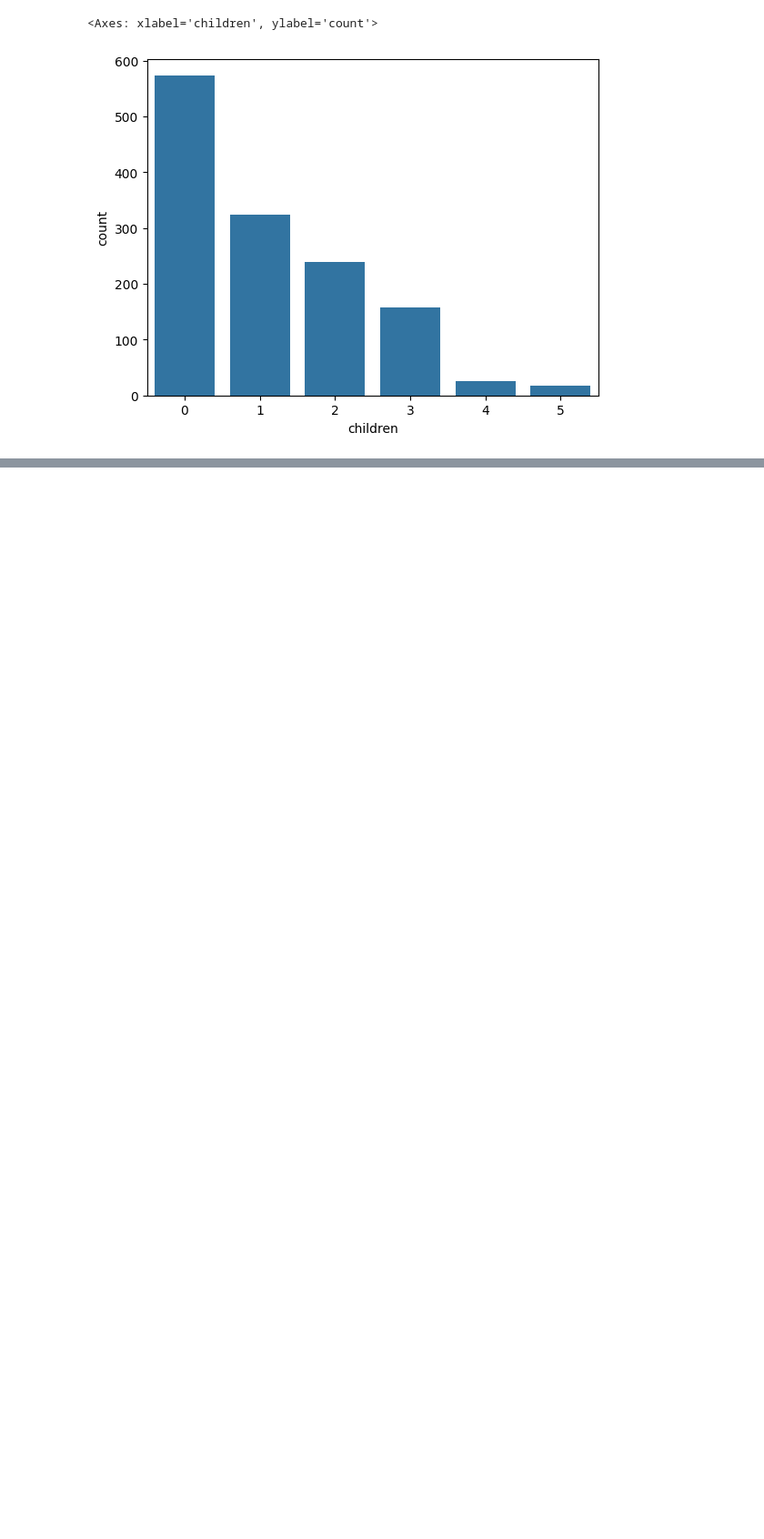
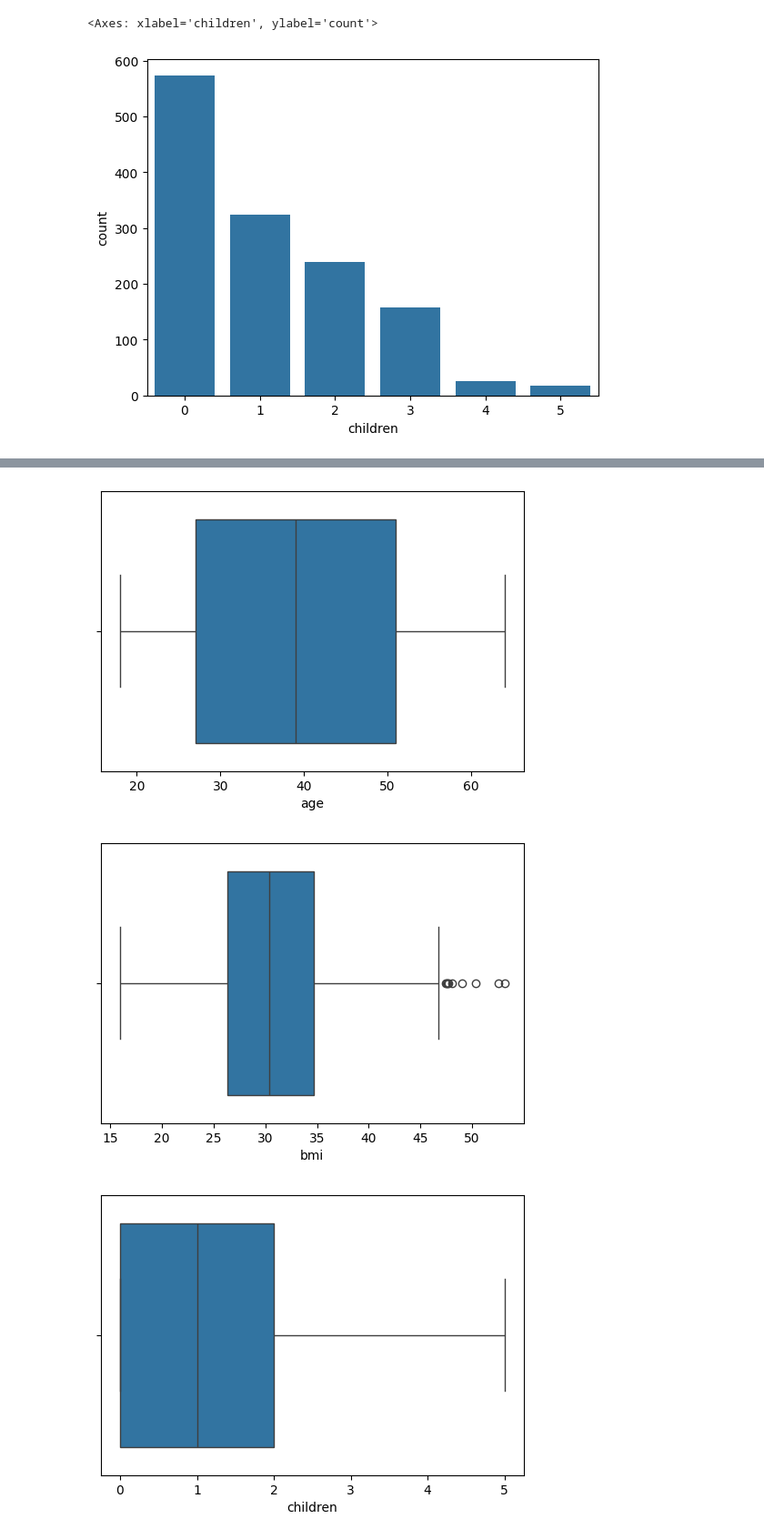
Before and after one commit to Nileshkrishesh/Something, a Jupyter notebook: FirstProject.ipynb, the cells around one changed output, grey strips where cells are left out. Shown at 91% size. Drawn from its saved outputs; the diff is of its cells as text; code cells hidden in the pictures; blank space fills up the shorter version.

```diff
--- a/FirstProject.ipynb
+++ b/FirstProject.ipynb
@@ -103,0 +112,8 @@ sns.countplot(x=df['sex']) # countplot is used to plot the count of each categor
+# %%
+for col in numeric_column:
+    plt.figure(figsize=(6,4))
+    sns.boxplot(x=df[col]) # boxplot is used to plot the distribution of the data and to identify the outliers
+# %% [output]
+[figure, added]
+[figure, added]
+[figure, added]
```
Also changed, not shown: parts of 19 cells of this notebook.
